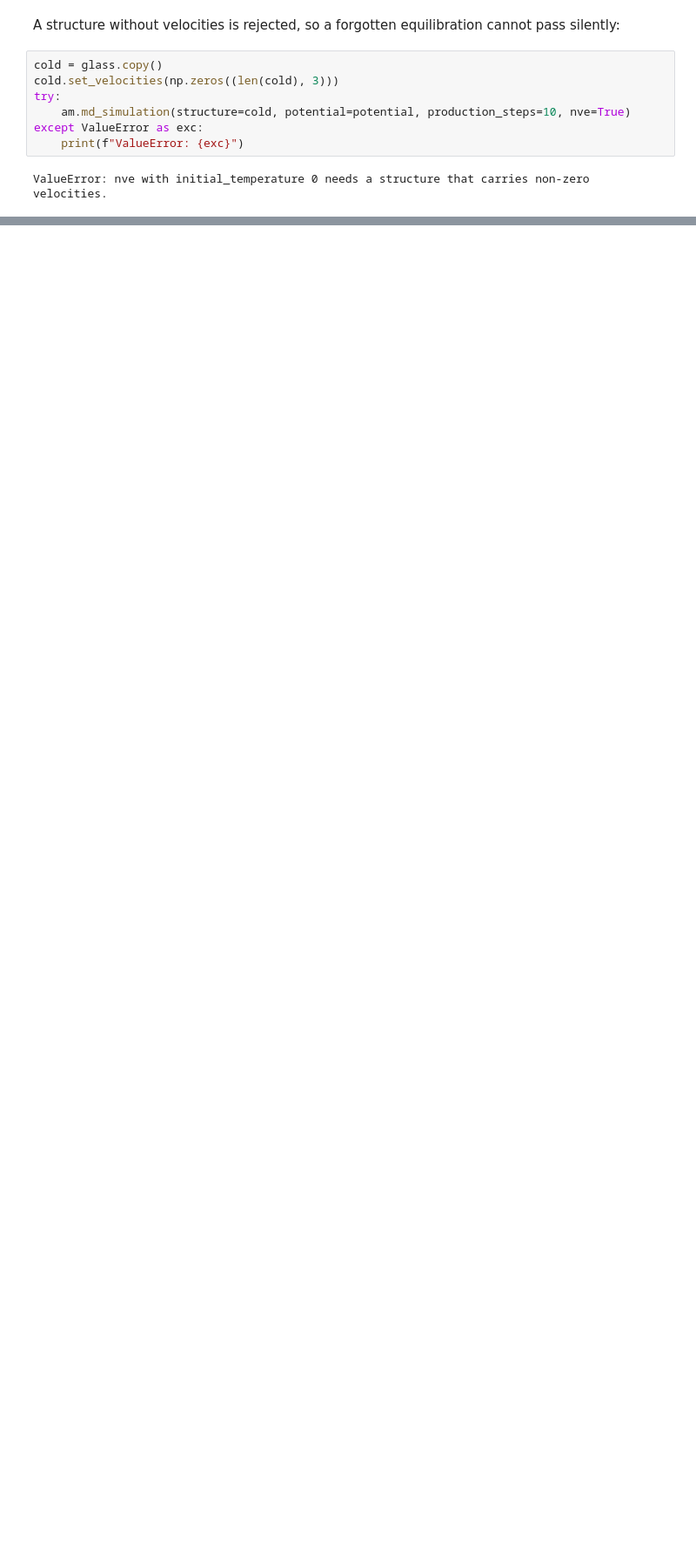
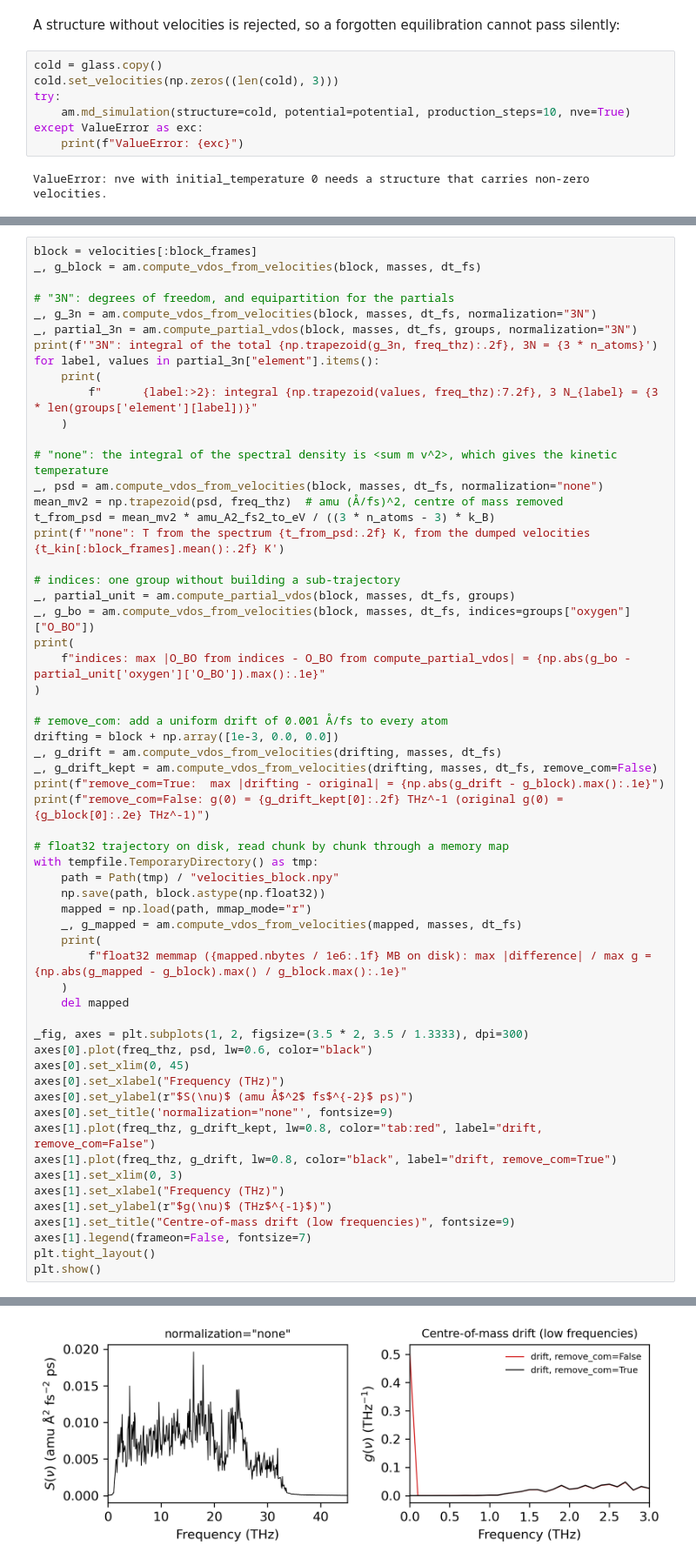
Before and after one commit to glasagent/amorphouspy, a Jupyter notebook: notebooks/VDOSTutorial.ipynb, the cells around one changed output, grey strips where cells are left out. Shown at 87% size. Cells and saved outputs as stored; diff of their text form; blank space fills up the shorter version.

```diff
--- a/notebooks/VDOSTutorial.ipynb
+++ b/notebooks/VDOSTutorial.ipynb
@@ -220,0 +340,60 @@ max |g_Si + g_O - g_total|: 2.78e-17
+# %%
+block = velocities[:block_frames]
+_, g_block = am.compute_vdos_from_velocities(block, masses, dt_fs)
+
+# "3N": degrees of freedom, and equipartition for the partials
+_, g_3n = am.compute_vdos_from_velocities(block, masses, dt_fs, normalization="3N")
+_, partial_3n = am.compute_partial_vdos(block, masses, dt_fs, groups, normalization="3N")
+print(f'"3N": integral of the total {np.trapezoid(g_3n, freq_thz):.2f}, 3N = {3 * n_atoms}')
+for label, values in partial_3n["element"].items():
+    print(
+        f"      {label:>2}: integral {np.trapezoid(values, freq_thz):7.2f}, 3 N_{label} = {3 * len(groups['element'][label])}"
+    )
+
+# "none": the integral of the spectral density is <sum m v^2>, which gives the kinetic temperature
+_, psd = am.compute_vdos_from_velocities(block, masses, dt_fs, normalization="none")
+mean_mv2 = np.trapezoid(psd, freq_thz)  # amu (Å/fs)^2, centre of mass removed
+t_from_psd = mean_mv2 * amu_A2_fs2_to_eV / ((3 * n_atoms - 3) * k_B)
+print(f'"none": T from the spectrum {t_from_psd:.2f} K, from the dumped velocities {t_kin[:block_frames].mean():.2f} K')
+
+# indices: one group without building a sub-trajectory
+_, partial_unit = am.compute_partial_vdos(block, masses, dt_fs, groups)
+_, g_bo = am.compute_vdos_from_velocities(block, masses, dt_fs, indices=groups["oxygen"]["O_BO"])
+print(
+    f"indices: max |O_BO from indices - O_BO from compute_partial_vdos| = {np.abs(g_bo - partial_unit['oxygen']['O_BO']).max():.1e}"
+)
+
+# remove_com: add a uniform drift of 0.001 Å/fs to every atom
+drifting = block + np.array([1e-3, 0.0, 0.0])
+_, g_drift = am.compute_vdos_from_velocities(drifting, masses, dt_fs)
+_, g_drift_kept = am.compute_vdos_from_velocities(drifting, masses, dt_fs, remove_com=False)
+print(f"remove_com=True:  max |drifting - original| = {np.abs(g_drift - g_block).max():.1e}")
+print(f"remove_com=False: g(0) = {g_drift_kept[0]:.2f} THz^-1 (original g(0) = {g_block[0]:.2e} THz^-1)")
+
+# float32 trajectory on disk, read chunk by chunk through a memory map
+with tempfile.TemporaryDirectory() as tmp:
+    path = Path(tmp) / "velocities_block.npy"
+    np.save(path, block.astype(np.float32))
+    mapped = np.load(path, mmap_mode="r")
+    _, g_mapped = am.compute_vdos_from_velocities(mapped, masses, dt_fs)
+    print(
+        f"float32 memmap ({mapped.nbytes / 1e6:.1f} MB on disk): max |difference| / max g = {np.abs(g_mapped - g_block).max() / g_block.max():.1e}"
+    )
+    del mapped
+
+_fig, axes = plt.subplots(1, 2, figsize=(3.5 * 2, 3.5 / 1.3333), dpi=300)
+axes[0].plot(freq_thz, psd, lw=0.6, color="black")
+axes[0].set_xlim(0, 45)
+axes[0].set_xlabel("Frequency (THz)")
+axes[0].set_ylabel(r"$S(\nu)$ (amu Å$^2$ fs$^{-2}$ ps)")
+axes[0].set_title('normalization="none"', fontsize=9)
+axes[1].plot(freq_thz, g_drift_kept, lw=0.8, color="tab:red", label="drift, remove_com=False")
+axes[1].plot(freq_thz, g_drift, lw=0.8, color="black", label="drift, remove_com=True")
+axes[1].set_xlim(0, 3)
+axes[1].set_xlabel("Frequency (THz)")
+axes[1].set_ylabel(r"$g(\nu)$ (THz$^{-1}$)")
+axes[1].set_title("Centre-of-mass drift (low frequencies)", fontsize=9)
+axes[1].legend(frameon=False, fontsize=7)
+plt.tight_layout()
+plt.show()
+# %% [output]
@@ -220,0 +408 @@ max |g_Si + g_O - g_total|: 2.78e-17
+[figure, added]
```
Also changed, not shown: parts of 19 cells of this notebook, 7 other files.
